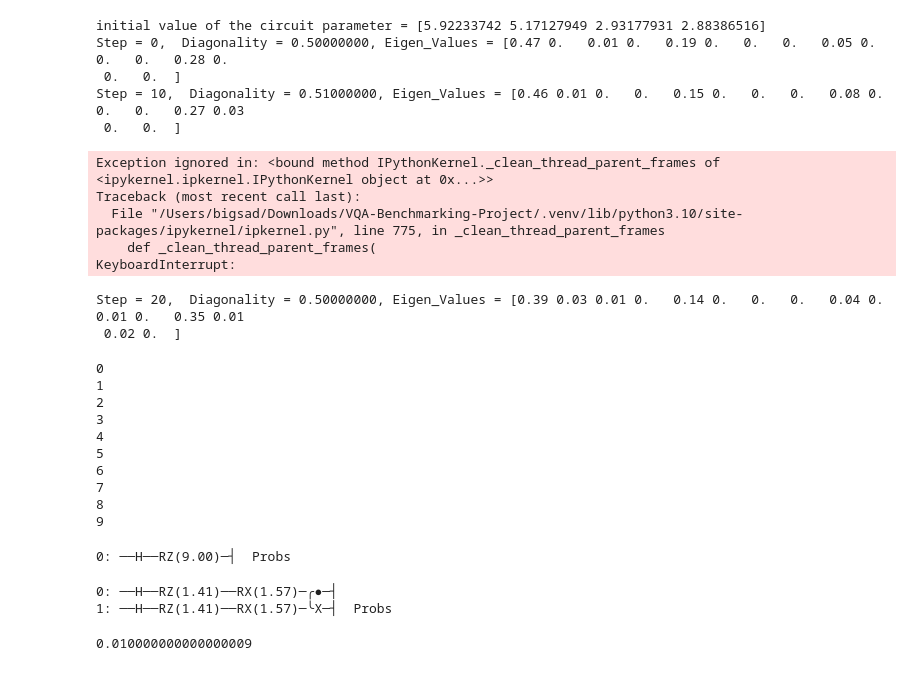
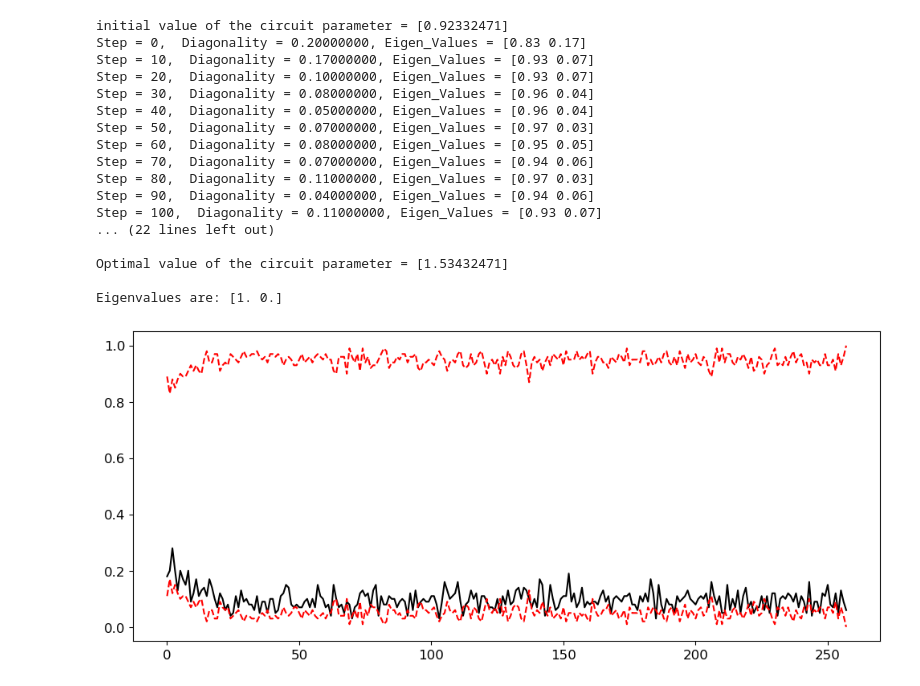
Before and after one commit to JoanArrow/VQA-Benchmarking-Project, a Jupyter notebook: VQSD/VQSD.ipynb, the cells around one changed output. Cells and saved outputs as stored; diff of their text form; code cells hidden in the pictures.

```diff
--- a/VQSD/VQSD.ipynb
+++ b/VQSD/VQSD.ipynb
@@ -255,55 +273,24 @@ class VQSD(VQA):
 
         #return(data)
 # %%
-z = VQSD(2, 100)
+z = VQSD(1, 100)
 z.opt(0.1)
 # %% [output]
-initial value of the circuit parameter = [5.92233742 5.17127949 2.93177931 2.88386516]
-Step = 0,  Diagonality = 0.50000000, Eigen_Values = [0.47 0.   0.01 0.   0.19 0.   0.   0.   0.05 0.   0.   0.   0.28 0.
- 0.   0.  ]
-Step = 10,  Diagonality = 0.51000000, Eigen_Values = [0.46 0.01 0.   0.   0.15 0.   0.   0.   0.08 0.   0.   0.   0.27 0.03
- 0.   0.  ]
+initial value of the circuit parameter = [0.92332471]
+Step = 0,  Diagonality = 0.20000000, Eigen_Values = [0.83 0.17]
+Step = 10,  Diagonality = 0.17000000, Eigen_Values = [0.93 0.07]
+Step = 20,  Diagonality = 0.10000000, Eigen_Values = [0.93 0.07]
+Step = 30,  Diagonality = 0.08000000, Eigen_Values = [0.96 0.04]
+Step = 40,  Diagonality = 0.05000000, Eigen_Values = [0.96 0.04]
+Step = 50,  Diagonality = 0.07000000, Eigen_Values = [0.97 0.03]
+Step = 60,  Diagonality = 0.08000000, Eigen_Values = [0.95 0.05]
+Step = 70,  Diagonality = 0.07000000, Eigen_Values = [0.94 0.06]
+Step = 80,  Diagonality = 0.11000000, Eigen_Values = [0.97 0.03]
+Step = 90,  Diagonality = 0.04000000, Eigen_Values = [0.94 0.06]
+Step = 100,  Diagonality = 0.11000000, Eigen_Values = [0.93 0.07]
+... (22 lines left out)
+
+Optimal value of the circuit parameter = [1.53432471]
+
+Eigenvalues are: [1. 0.]
-Exception ignored in: <bound method IPythonKernel._clean_thread_parent_frames of <ipykernel.ipkernel.IPythonKernel object at 0x...>>
-Traceback (most recent call last):
-  File "/Users/bigsad/Downloads/VQA-Benchmarking-Project/.venv/lib/python3.10/site-packages/ipykernel/ipkernel.py", line 775, in _clean_thread_parent_frames
-    def _clean_thread_parent_frames(
-KeyboardInterrupt:
-Step = 20,  Diagonality = 0.50000000, Eigen_Values = [0.39 0.03 0.01 0.   0.14 0.   0.   0.   0.04 0.   0.01 0.   0.35 0.01
- 0.02 0.  ]
+[figure, added]
-# %%
-for x in range(10):
-    print(x, end='\r')
-    print()
-# %% [output]
-0
-1
-2
-3
-4
-5
-6
-7
-8
-9
-# %%
-param = 1.34
-
-dev = qml.device("default.qubit", wires = 1, shots = 100)
-@qml.qnode(dev, interface="autograd")
-def circuit(param):
-    qml.Hadamard(wires=0)
-    qml.RZ(param, wires = 0)
-    return qml.probs(wires = 0)
-
-drawer = qml.draw(circuit)
-
-for i in range(10):
-    print(drawer((i)), end='\r')
-# %% [output]
-0: ──H──RZ(9.00)─┤  Probs
-# %%
-z.run([1.405])
-# %% [output]
-0: ──H──RZ(1.41)──RX(1.57)─╭●─┤
-1: ──H──RZ(1.41)──RX(1.57)─╰X─┤  Probs
-0.010000000000000009
```
Also changed, not shown: parts of 17 cells of this notebook.
